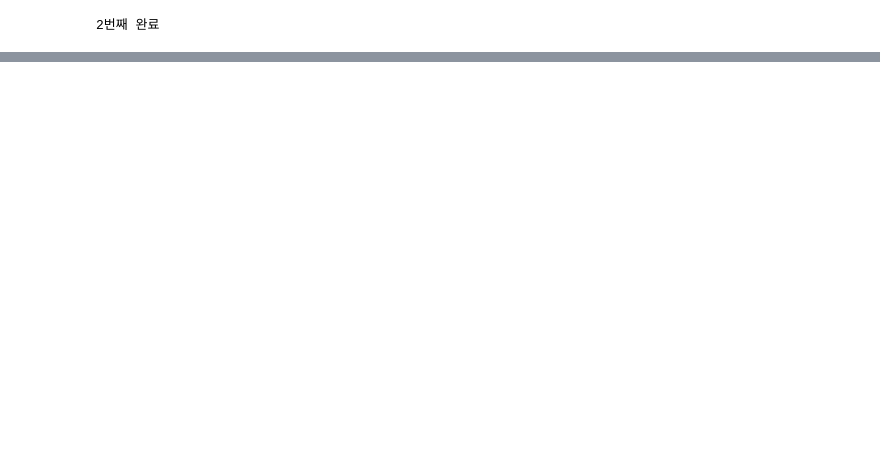
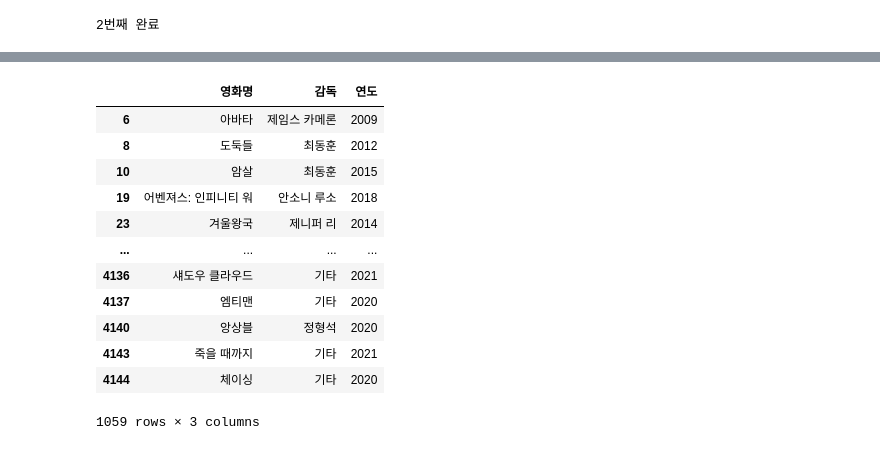
Before and after one commit to Play-Web-miniProject/MovieDL, a Jupyter notebook: eyz/naver_API.ipynb, the cells around one changed output, grey strips where cells are left out. Cells and saved outputs as stored; diff of their text form; code cells hidden in the pictures; blank space fills up the shorter version.

```diff
--- a/eyz/naver_API.ipynb
+++ b/eyz/naver_API.ipynb
@@ -268,0 +257,10 @@ if(rescode==200):
+# %%
+import numpy as np
+
+movie_df = pd.read_csv('df_years_utf-8.csv', encoding='utf-8')[['영화명','감독','연도']]
+missed_df = pd.read_csv('missed_cp949.csv', encoding='cp949', index_col=0)
+
+display(movie_df.index.to_numpy(), missed_df.index.to_numpy())
+
+missed_index = np.intersect1d(movie_df.index.to_numpy(), missed_df.index.to_numpy())
+print(missed_index)
@@ -268,0 +271,20 @@ if(rescode==200):
+# %%
+import pandas as pd
+
+missed_year_df = movie_df.loc[missed_index]
+
+movie_list = missed_year_df['영화명'].to_list()
+dir_list = missed_year_df['감독'].to_list()
+year_list = missed_year_df['연도'].to_list()
+print('len =',len(movie_list), movie_list[:10])
+print('len =',len(dir_list), dir_list[:10])
+print('len =',len(dir_list), year_list[:10])
+
+client_id = "viO54DlhW87ESywUDwWb"
+client_secret = "7ZHAscDgKs"
+
+ma = MovieAPI()
+naver_df = ma.get_movie(movie_list=movie_list, dir_list=dir_list, year_list=year_list, client_id=client_id, client_secret=client_secret)
+
+naver_df.to_csv('naver_api_utf-8_missed2.csv', encoding='utf-8')
+display(len(naver_df))
@@ -268,0 +329,16 @@ if(rescode==200):
+# %%
+missed_year_df
+# %% [output]
+|  | 영화명 | 감독 | 연도 |
+| 6 | 아바타 | 제임스 카메론 | 2009 |
+| 8 | 도둑들 | 최동훈 | 2012 |
+| 10 | 암살 | 최동훈 | 2015 |
+| 19 | 어벤져스: 인피니티 워 | 안소니 루소 | 2018 |
+| 23 | 겨울왕국 | 제니퍼 리 | 2014 |
+| ... | ... | ... | ... |
+| 4136 | 섀도우 클라우드 | 기타 | 2021 |
+| 4137 | 엠티맨 | 기타 | 2020 |
+| 4140 | 앙상블 | 정형석 | 2020 |
+| 4143 | 죽을 때까지 | 기타 | 2021 |
+| 4144 | 체이싱 | 기타 | 2020 |
+1059 rows × 3 columns
```
Also changed, not shown: parts of 31 cells of this notebook, 9 other files.
